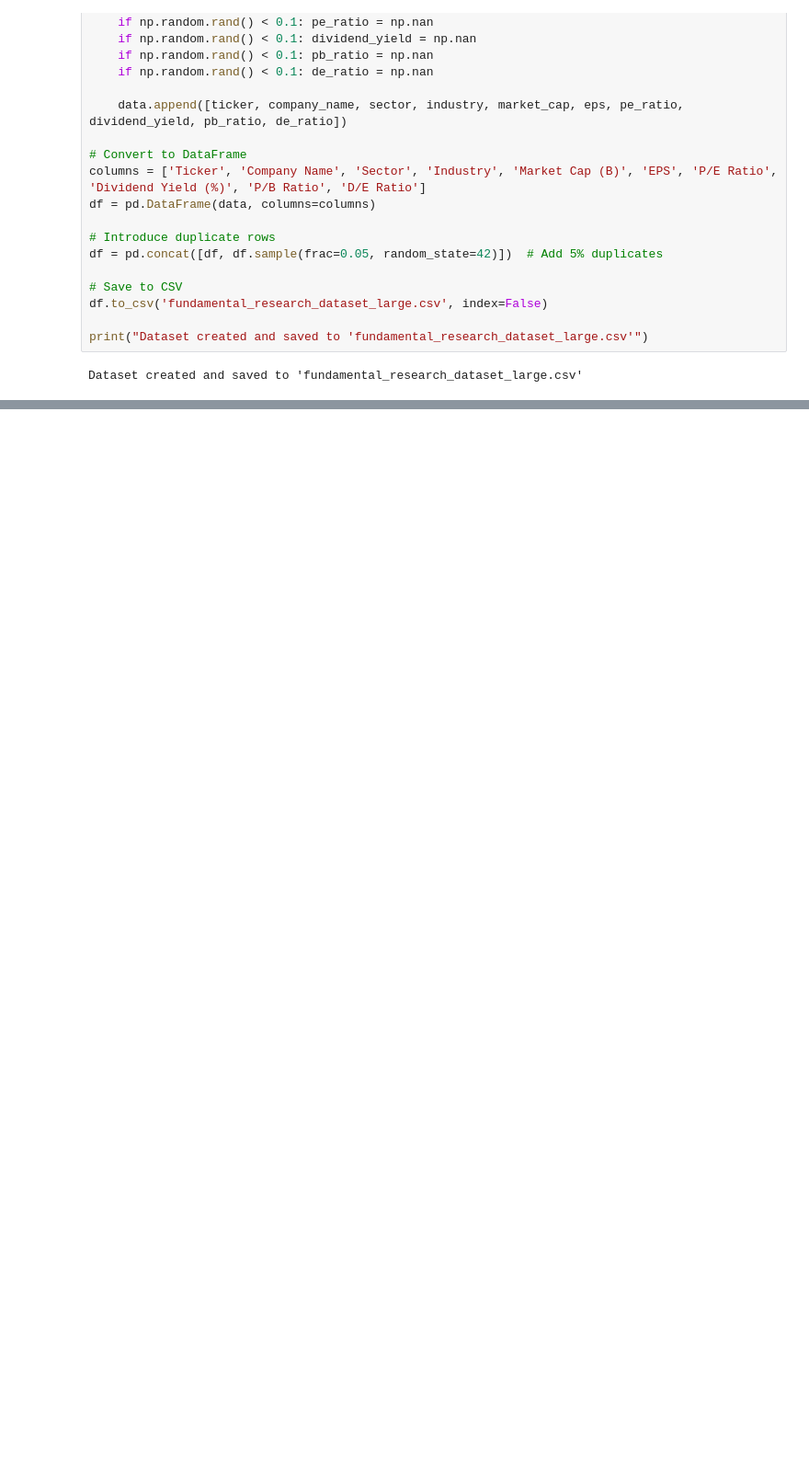
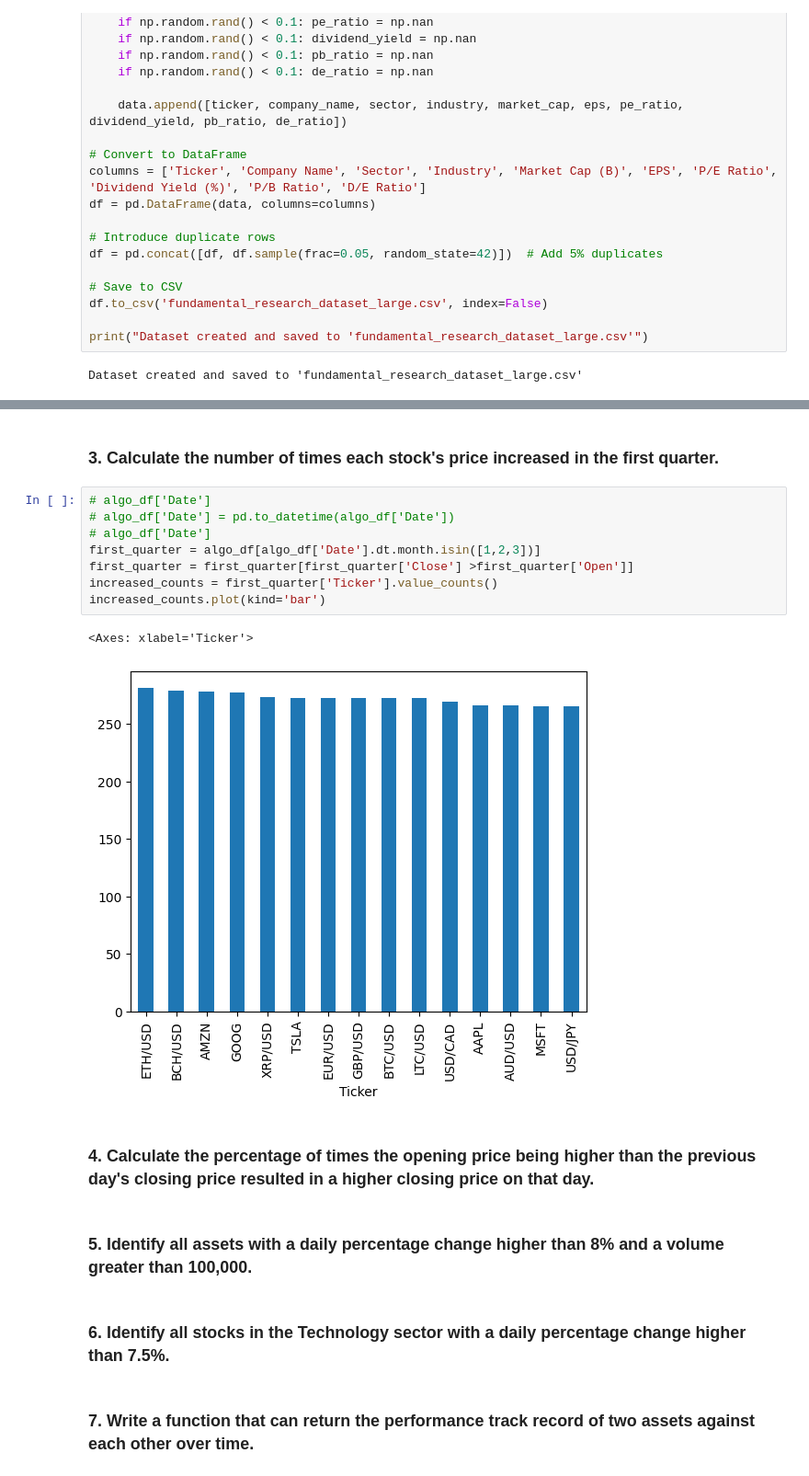
Before and after one commit to thekuldeepsingh/100-Days-Of-Hell-With-Python-Algotrading, a Jupyter notebook: Day_26_End-to-End-Stock-Analysis-Pandas-Dataframes-In-Python-4/Day_26_End-to-End-Stock-Analysis-Pandas-Dataframes-In-Python-4.ipynb, the cells around one changed output, grey strips where cells are left out. Shown at 92% size. Drawn from its saved outputs; the diff is of its cells as text; blank space fills up the shorter version.

```diff
--- a/Day_26_End-to-End-Stock-Analysis-Pandas-Dataframes-In-Python-4/Day_26_End-to-End-Stock-Analysis-Pandas-Dataframes-In-Python-4.ipynb
+++ b/Day_26_End-to-End-Stock-Analysis-Pandas-Dataframes-In-Python-4/Day_26_End-to-End-Stock-Analysis-Pandas-Dataframes-In-Python-4.ipynb
@@ -561,0 +220,21 @@ print(f"Top 5 most volatile stocks:\n{volatility_df}")
+# %% [markdown]
+### 3. Calculate the number of times each stock's price increased in the first quarter.
+# %%
+# algo_df['Date']
+# algo_df['Date'] = pd.to_datetime(algo_df['Date'])
+# algo_df['Date']
+first_quarter = algo_df[algo_df['Date'].dt.month.isin([1,2,3])]
+first_quarter = first_quarter[first_quarter['Close'] >first_quarter['Open']]
+increased_counts = first_quarter['Ticker'].value_counts()
+increased_counts.plot(kind='bar')
+# %% [output]
+<Axes: xlabel='Ticker'>
+[figure, added]
+# %% [markdown]
+### 4. Calculate the percentage of times the opening price being higher than the previous day's closing price resulted in a higher closing price on that day.
+# %% [markdown]
+### 5. Identify all assets with a daily percentage change higher than 8% and a volume greater than 100,000.
+# %% [markdown]
+### 6. Identify all stocks in the Technology sector with a daily percentage change higher than 7.5%.
+# %% [markdown]
+### 7. Write a function that can return the performance track record of two assets against each other over time.
```
Also changed, not shown: parts of 19 cells of this notebook, 2 other files.
